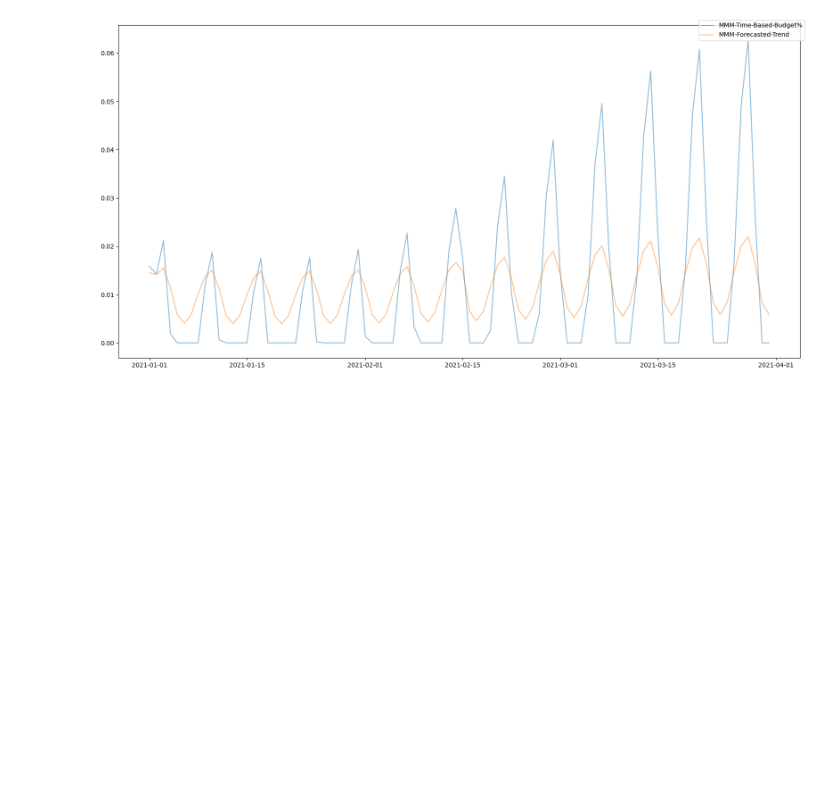
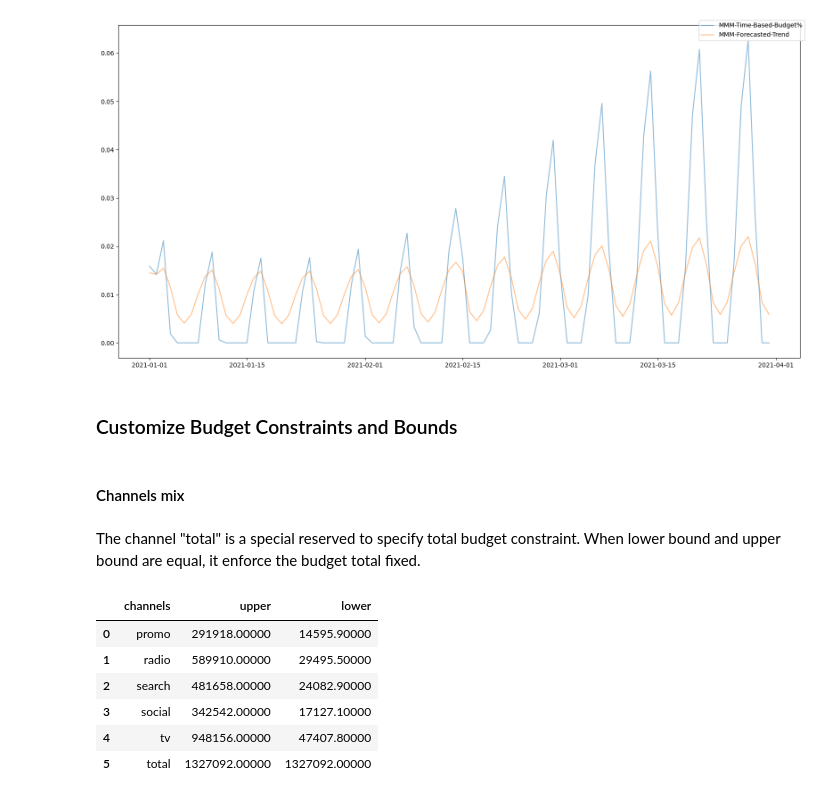
Before and after one commit to edwinnglabs/karpiu, a Jupyter notebook: docs/examples/net_returns_max.ipynb, the cells around one changed output. Cells and saved outputs as stored; diff of their text form; code cells hidden in the pictures; blank space fills up the shorter version.

```diff
--- a/docs/examples/net_returns_max.ipynb
+++ b/docs/examples/net_returns_max.ipynb
@@ -229,3 +234,24 @@ fig.legend()
 fig.tight_layout()
 # %% [output]
 [figure]
+# %% [markdown]
+### Customize Budget Constraints and Bounds
+# %% [markdown]
+#### Channels mix
+# %% [markdown]
+The channel "total" is a special reserved to specify total budget constraint. When lower bound and upper bound are equal, it enforce the budget total fixed.
+# %%
+bounds_and_constraints_df = pd.DataFrame({
+    "channels": optim_channels + ["total"],
+    "upper": np.array([291918., 589910., 481658., 342542., 948156., 1327092.0]),
+    "lower": np.array([14595.9, 29495.5, 24082.9, 17127.1, 47407.8, 1327092.0]),
+})
+bounds_and_constraints_df
+# %% [output]
+|  | channels | upper | lower |
+| 0 | promo | 291918.00000 | 14595.90000 |
+| 1 | radio | 589910.00000 | 29495.50000 |
+| 2 | search | 481658.00000 | 24082.90000 |
+| 3 | social | 342542.00000 | 17127.10000 |
+| 4 | tv | 948156.00000 | 47407.80000 |
+| 5 | total | 1327092.00000 | 1327092.00000 |
```
Also changed, not shown: parts of 8 cells of this notebook, 5 other files.
